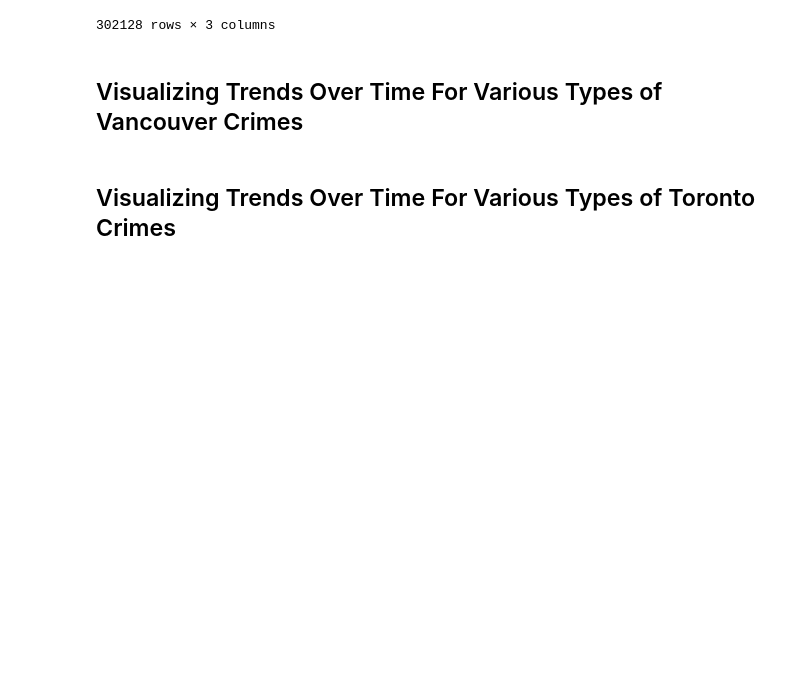
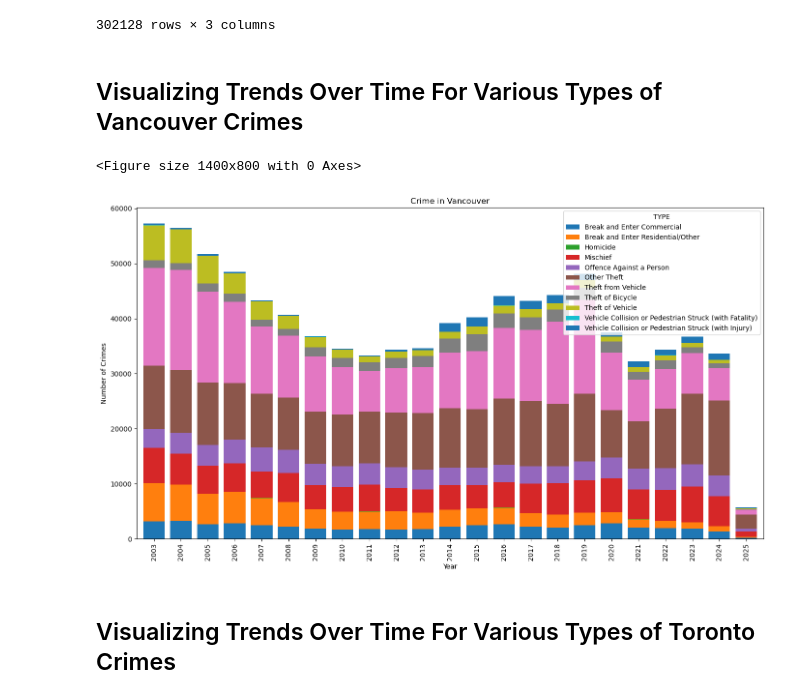
Before and after one commit to riggedjoker/CrimeAnalysis_Canada_Project, a Jupyter notebook: jupyter-notebook/crime_analysis.ipynb, the cells around one changed output. Drawn from its saved outputs; the diff is of its cells as text; code cells hidden in the pictures; blank space fills up the shorter version.

Commit message:
Visualization is working now.

```diff
--- a/jupyter-notebook/crime_analysis.ipynb
+++ b/jupyter-notebook/crime_analysis.ipynb
@@ -129,13 +129,23 @@ toronto_dataset
 # %% [markdown]
 <h2>Visualizing Trends Over Time For Various Types of Vancouver Crimes</h2>
 # %%
+import pandas as pd
 import matplotlib.pyplot as plt
-plt.figure(figsize=(12,8))
-vd_final.plot(kind='bar', color='darkblue', edgecolor='black')
-plt.title("Crime in Vancouver")
-plt.xlabel("Year")
-plt.ylabel("Crime")
-plt.show();
+
+# Group by year and crime type
+vd_grouped = vd_final.groupby(['YEAR', 'TYPE']).size().unstack().fillna(0)
+
+# Plot Vancouver crime data
+plt.figure(figsize=(14, 8))
+vd_grouped.plot(kind='bar', stacked=True, figsize=(14, 8), width=0.8)
+plt.title('Crime in Vancouver')
+plt.xlabel('Year')
+plt.ylabel('Number of Crimes')
+plt.tight_layout()
+plt.show()
+# %% [output]
+<Figure size 1400x800 with 0 Axes>
+[figure, added]
 # %% [markdown]
 <h2>Visualizing Trends Over Time For Various Types of Toronto Crimes</h2>
 # %%
```
Also changed, not shown: parts of 1 cell of this notebook.
